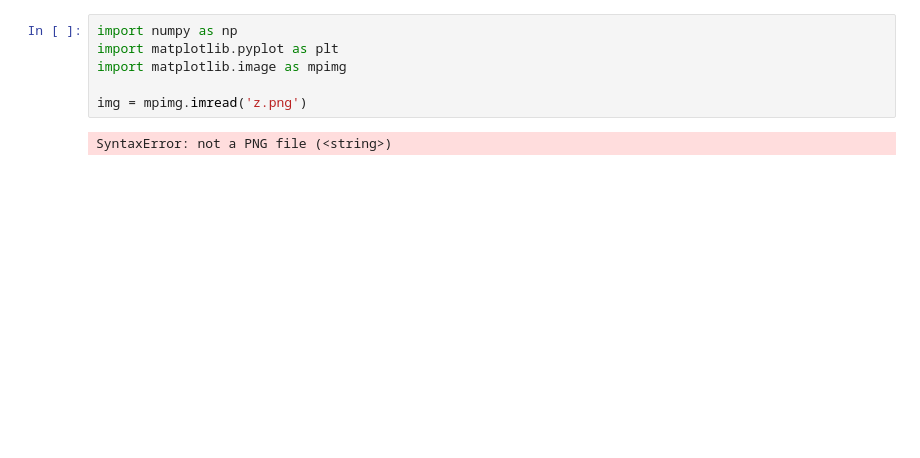
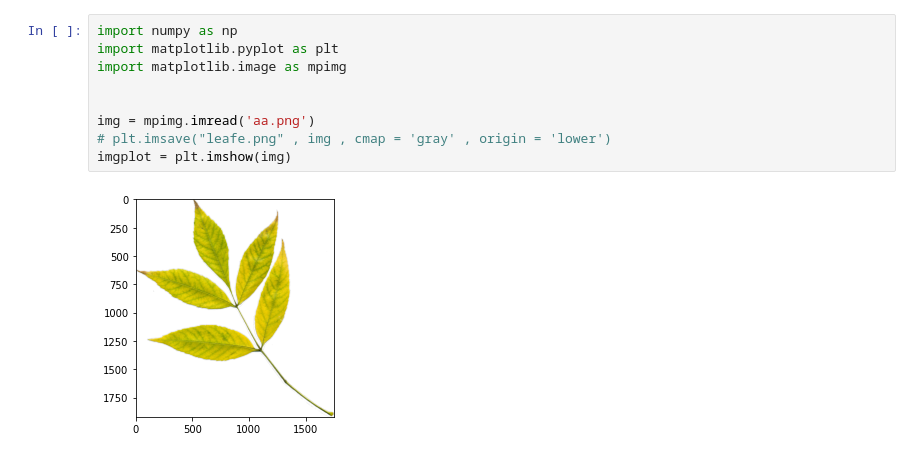
Before and after one commit to imtiaz70/matplotlib, a Jupyter notebook: CH_4.9_Working_with_image.ipynb, the cells around one changed output. Saved outputs shown, nothing was run; the diff lists cells and outputs as text; blank space fills up the shorter version.

```diff
--- a/CH_4.9_Working_with_image.ipynb
+++ b/CH_4.9_Working_with_image.ipynb
@@ -1,8 +1,11 @@
 # %%
 import numpy as np
 import matplotlib.pyplot as plt
 import matplotlib.image as mpimg
 
-img = mpimg.imread('z.png')
+
+img = mpimg.imread('aa.png')
+# plt.imsave("leafe.png" , img , cmap = 'gray' , origin = 'lower')
+imgplot = plt.imshow(img)
 # %% [output]
-SyntaxError: not a PNG file (<string>)
+[figure, added]
```
Also changed, not shown: 3 other files.
